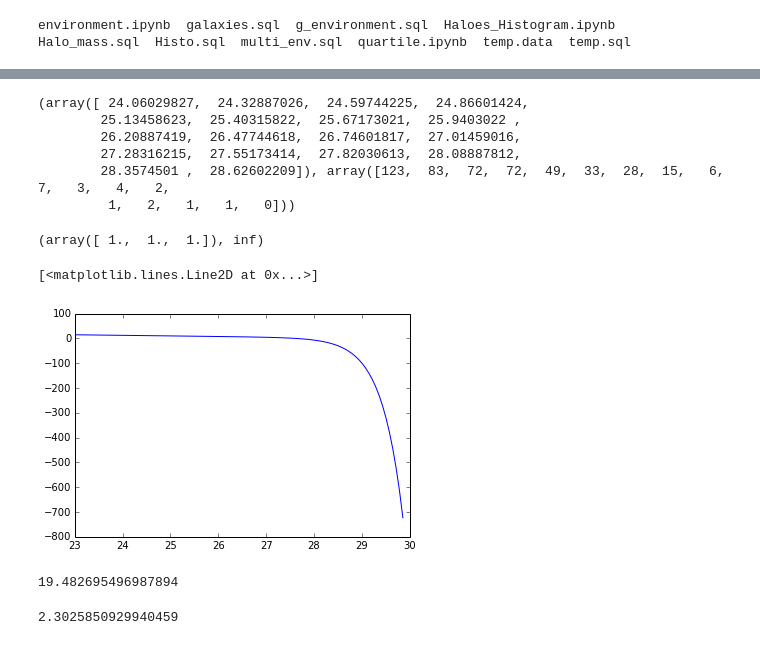
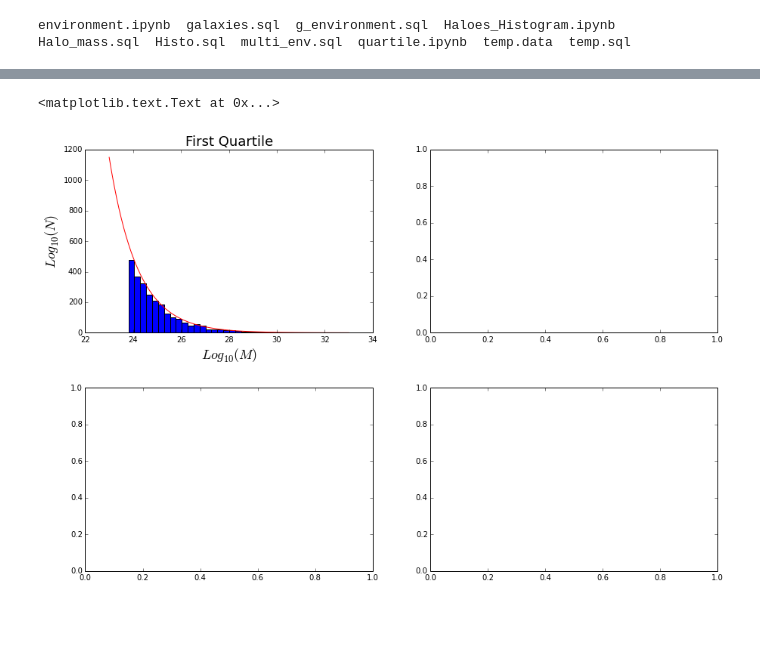
Before and after one commit to jdprada1760/Cornell_Summer, a Jupyter notebook: Millenium_Run/quartile.ipynb, the cells around one changed output, grey strips where cells are left out. Saved outputs shown, nothing was run; the diff lists cells and outputs as text; code cells hidden in the pictures; blank space fills up the shorter version.

```diff
--- a/Millenium_Run/quartile.ipynb
+++ b/Millenium_Run/quartile.ipynb
@@ -185,23 +147,20 @@ array([-inf, -inf, -inf, -inf, -inf, -inf, -inf, -inf, -inf, -inf, -inf,
-# %%
-fit(q1,bins)
-# %% [output]
-(array([ 24.06029827,  24.32887026,  24.59744225,  24.86601424,
-        25.13458623,  25.40315822,  25.67173021,  25.9403022 ,
-        26.20887419,  26.47744618,  26.74601817,  27.01459016,
-        27.28316215,  27.55173414,  27.82030613,  28.08887812,
-        28.3574501 ,  28.62602209]), array([123,  83,  72,  72,  49,  33,  28,  15,   6,   7,   3,   4,   2,
-         1,   2,   1,   1,   0]))
-(array([ 1.,  1.,  1.]), inf)
-# %%
-plot(logm, log(Schechter(logm,-2,100,27)))
-# %% [output]
-[<matplotlib.lines.Line2D at 0x...>]
-[figure, removed]
-# %%
-Schechter(23,-2,23,23)
-# %% [output]
-19.482695496987894
-# %%
-np.log(10.)
-# %% [output]
-2.3025850929940459
+# %%
+# Graphics of the mass function for each quartile
+bins = 30
+q1 = M*table[2]
+fig, axes = plt.subplots( nrows=2, ncols=2, figsize=(15,10) )
+plt.subplots_adjust(left=None, bottom=None, right=None, top=None, wspace=0.2, hspace=0.3)
+ax0, ax1, ax2, ax3 = axes.flat
+logm = linspace(23,33, 100)
+# Histo for first quartile
+tmp = histog(log(q1),bins)
+ax0.bar( tmp[0], tmp[1], width = tmp[0][1]-tmp[0][2] )
+ft = fit(q1,bins)[0]
+ax0.plot(logm, (Schechter(logm,ft[0],ft[1],ft[2]) ),'r')
+ax0.set_title('First Quartile', fontsize = 18)
+ax0.set_ylabel('$Log_{10}(N)$', fontsize = 18)
+ax0.set_xlabel('$Log_{10}(M)$', fontsize = 18)
+#ax0.set_ylim(0,7)
+# %% [output]
+<matplotlib.text.Text at 0x...>
+[figure, added]
```
Also changed, not shown: parts of 7 cells of this notebook, 1 other file.
